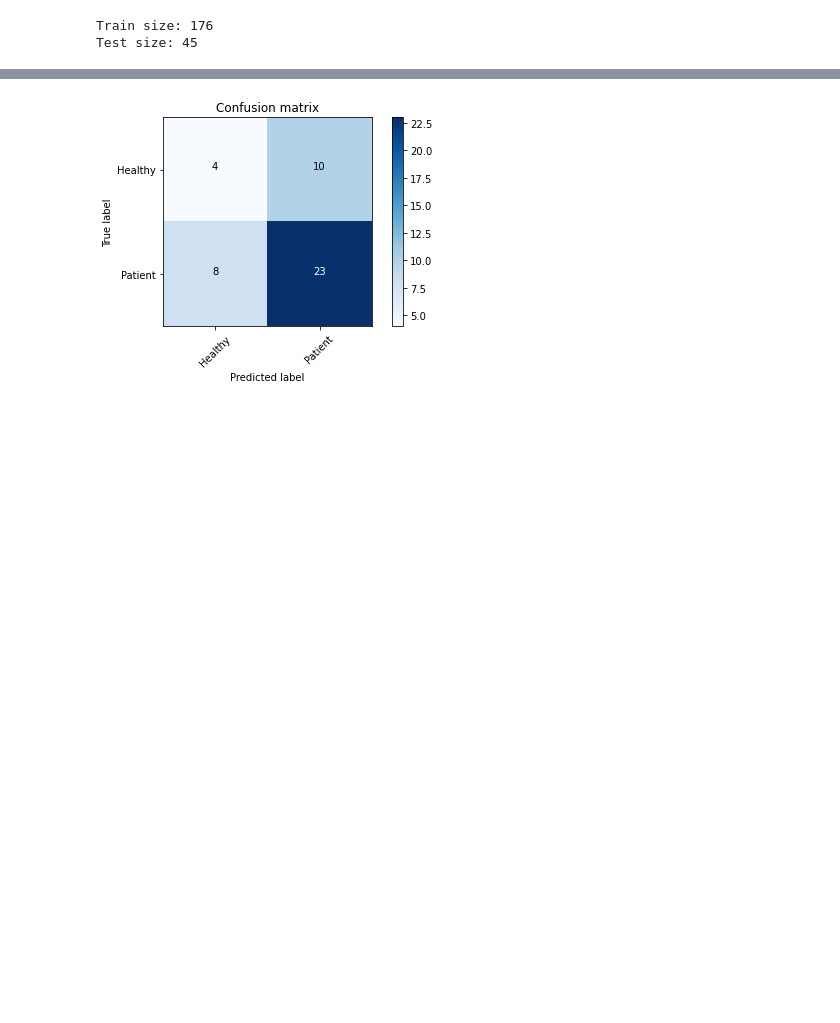
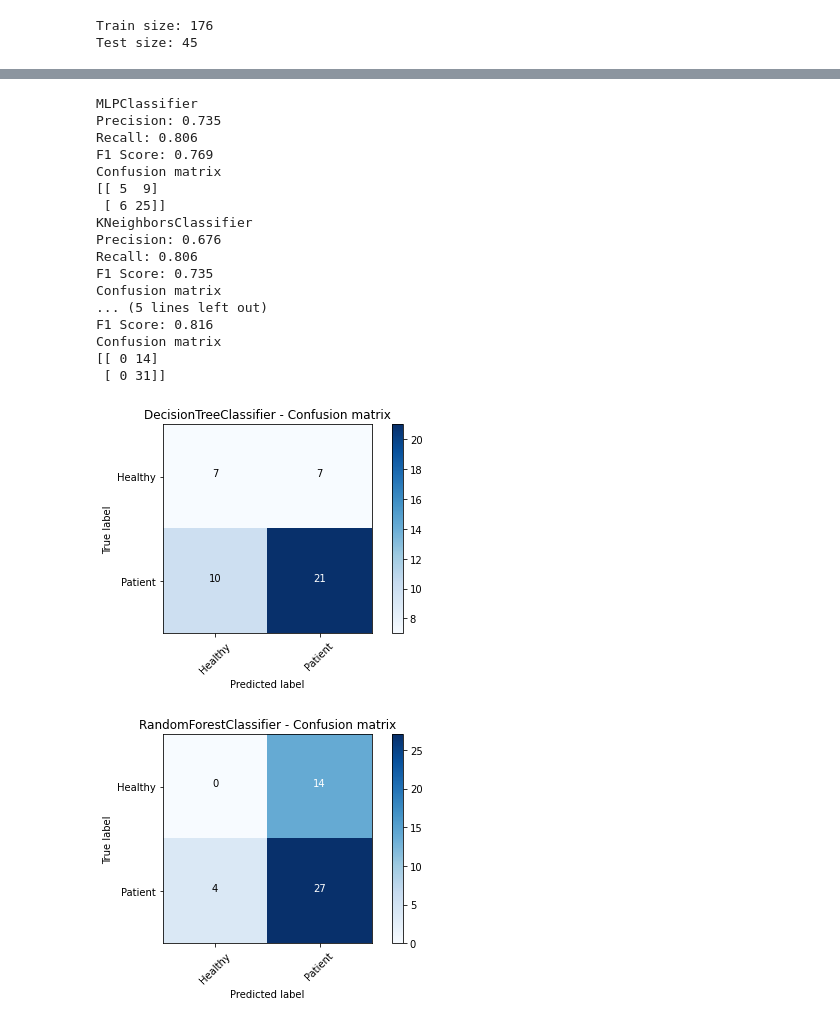
Before and after one commit to isilkarabeyaksakalli/kidneyStoneBinaryClassification, a Jupyter notebook: healthy_patient_ML.ipynb, the cells around one changed output, grey strips where cells are left out. Cells and saved outputs as stored; diff of their text form; code cells hidden in the pictures; blank space fills up the shorter version.

```diff
--- a/healthy_patient_ML.ipynb
+++ b/healthy_patient_ML.ipynb
@@ -85,9 +85,9 @@ X = np.array(normalized_X)
 y = np.array(Y)
 # %%
 #undersampling-oversampling işlemleri
-#over = SMOTE(sampling_strategy=0.3)
+over = SMOTE(sampling_strategy=0.3)
 #under = RandomUnderSampler(sampling_strategy=0.6)
-over=SMOTETomek(tomek=TomekLinks(sampling_strategy='majority'))
+#over=SMOTETomek(tomek=TomekLinks(sampling_strategy='majority'))
 # %%
 #gridsearch for decision tree
 def dtree_grid_search(X,y,nfolds):
@@ -173,19 +208,30 @@ F1 Score: 0.736
 # %%
-#oversampling ve Decision Tree yöntemi sonucu oluşan cross_val_predict confisuon matrix
-y_pred = cross_val_predict(pipeline, testX, testy, cv=cv)
-precision = precision_score(testy, y_pred)
-print('Precision: %.3f' % precision)
-recall = recall_score(testy, y_pred)
-print('Recall: %.3f' % recall)
-f1=f1_score(testy,y_pred)
-print('F1 Score: %.3f' % f1)
+over = SMOTE(sampling_strategy=0.6)
+stepsArray = []
+pipelineArray = []
+for i in range(len(modelArray)):
+    stepsArray.append([ ('o',over),('m', modelArray[i])])
+
+for j in range(len(stepsArray)):
+    pipelineArray.append(Pipeline(steps=stepsArray[j]))
+
+for i in range(len(scoreArray)):
+    #oversampling ve Decision Tree yöntemi sonucu oluşan cross_val_predict confisuon matrix
+    y_pred = cross_val_predict(pipelineArray[i], testX, testy, cv=cv)
+    precision = precision_score(testy, y_pred)
+    print(modelLabelArray[i])
+    print('Precision: %.3f' % precision)
+    recall = recall_score(testy, y_pred)
+    print('Recall: %.3f' % recall)
+    f1=f1_score(testy,y_pred)
+    print('F1 Score: %.3f' % f1)
 
 
-cm = confusion_matrix(testy, y_pred)
-np.set_printoptions(precision=2)
-print('Confusion matrix')
-print(cm)
-plt.figure()
-class_names = ['Healthy', 'Patient']
-plot_confusion_matrix(cm, class_names)
+    cm = confusion_matrix(testy, y_pred)
+    np.set_printoptions(precision=2)
+    print('Confusion matrix')
+    print(cm)
+    plt.figure()
+    class_names = ['Healthy', 'Patient']
+    plot_confusion_matrix(cm, class_names, title=modelLabelArray[i] + ' - Confusion matrix')
 # %% [output]
@@ -198 +255,19 @@ Confusion matrix
+MLPClassifier
+Precision: 0.735
+Recall: 0.806
+F1 Score: 0.769
+Confusion matrix
+[[ 5  9]
+ [ 6 25]]
+KNeighborsClassifier
+Precision: 0.676
+Recall: 0.806
+F1 Score: 0.735
+Confusion matrix
+... (5 lines left out)
+F1 Score: 0.816
+Confusion matrix
+[[ 0 14]
+ [ 0 31]]
-[figure, old version]
+[figure, new version]
+[figure, added]
```
Also changed, not shown: parts of 3 cells of this notebook, 1 other file.
